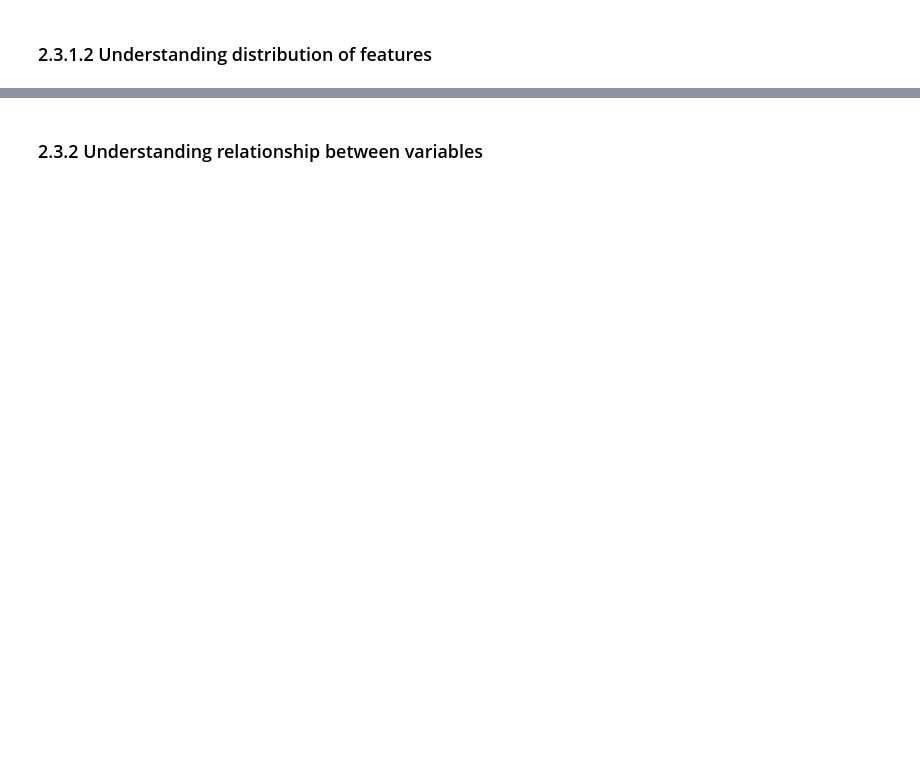
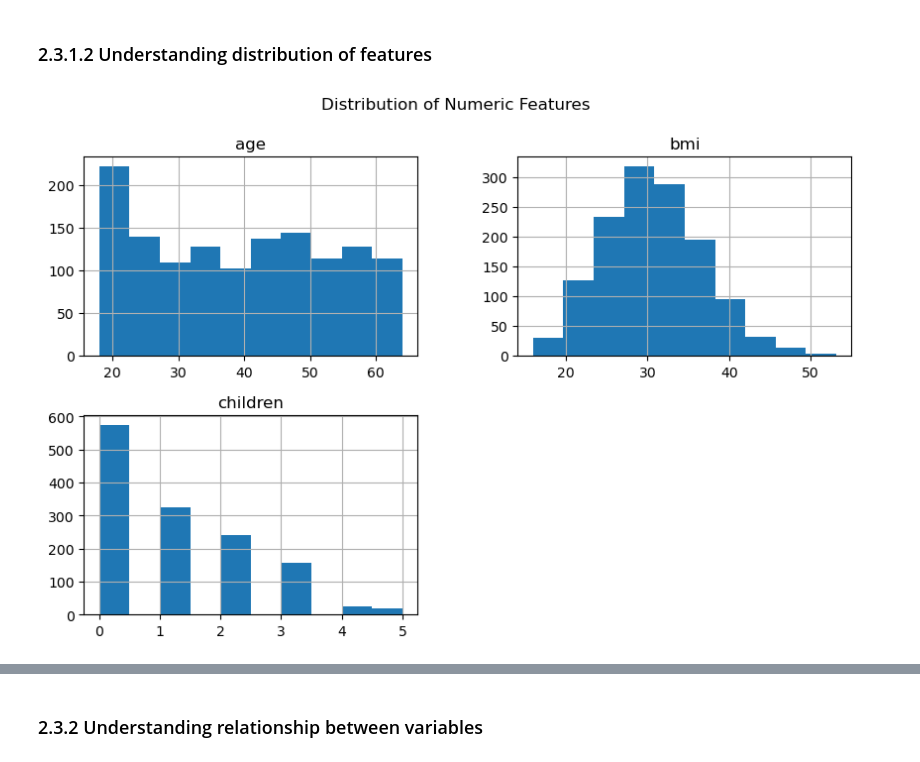
Before and after one commit to shazz-a/mldp-medical-charges, a Jupyter notebook: mldp_submission.ipynb, the cells around one changed output, grey strips where cells are left out. Drawn from its saved outputs; the diff is of its cells as text; code cells hidden in the pictures; blank space fills up the shorter version.

```diff
--- a/mldp_submission.ipynb
+++ b/mldp_submission.ipynb
@@ -74,3 +144,9 @@ Goal: Insurers can better estimate costs and set costs more fairly. Customers ca
 ### 2.3.1.2 Understanding distribution of features
 # %%
 ## Understanding distribution of features
+num_cols = ['age', 'bmi', 'children']
+df[num_cols].hist(figsize=(10,6))
+plt.suptitle("Distribution of Numeric Features")
+plt.show()
+# %% [output]
+[figure, added]
```
Also changed, not shown: parts of 17 cells of this notebook.
